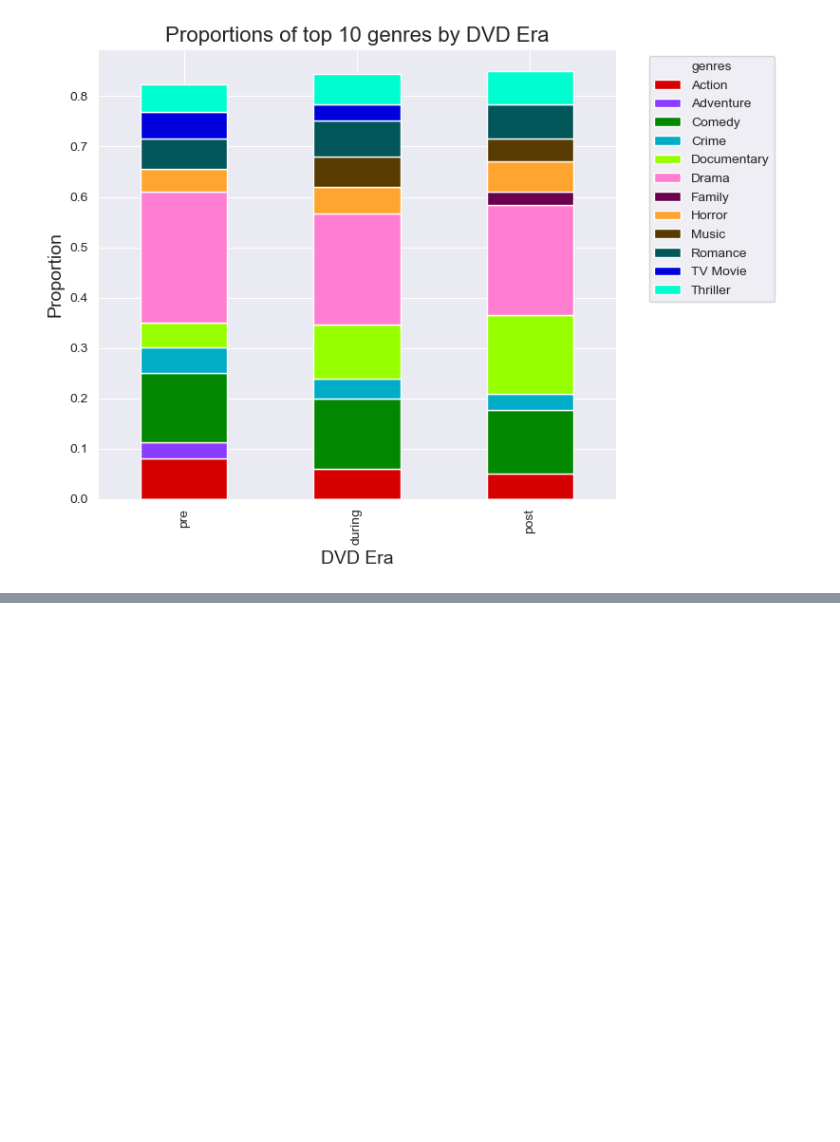
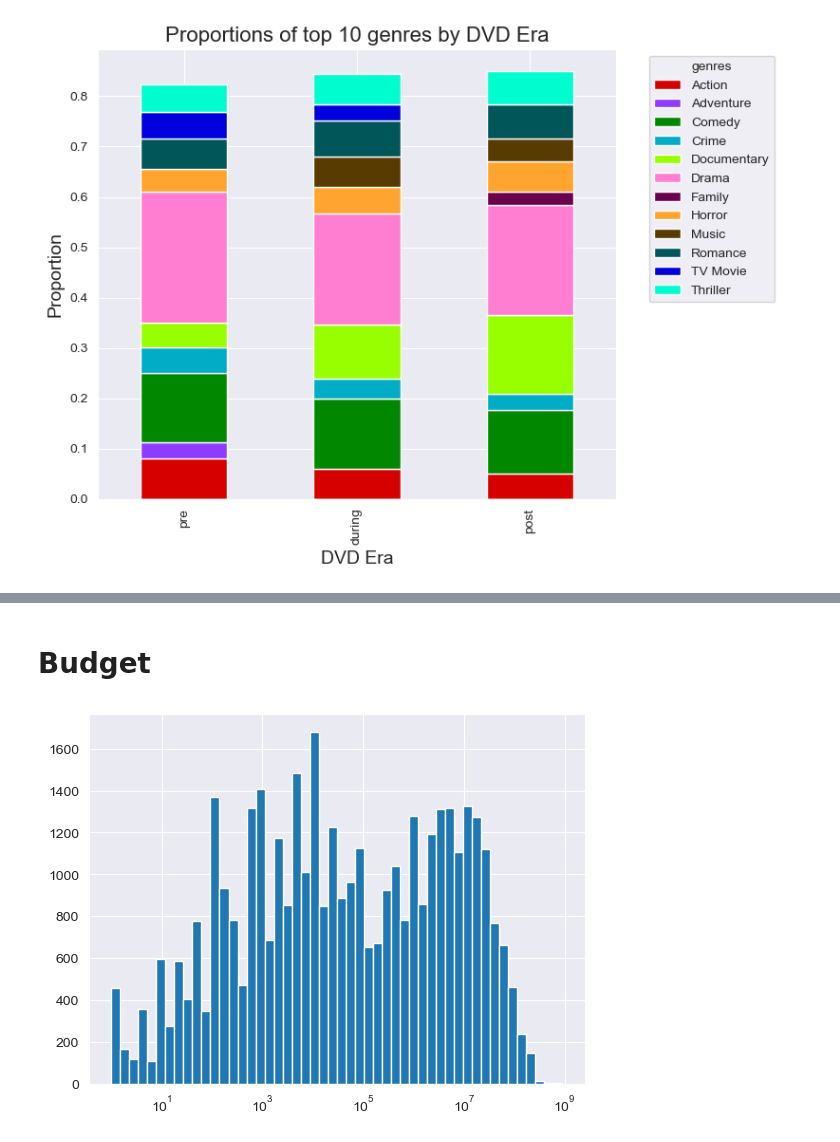
Before and after one commit to epfl-ada/ada-2024-project-databand, a Jupyter notebook: data_overview_CS.ipynb, the cells around one changed output, grey strips where cells are left out. Cells and saved outputs as stored; diff of their text form; code cells hidden in the pictures; blank space fills up the shorter version.

```diff
--- a/data_overview_CS.ipynb
+++ b/data_overview_CS.ipynb
@@ -286,0 +309,6 @@ plot_top_proportions_per_era(top_10_genre, 'genres', 10)
+# %% [markdown]
+# Budget
+# %%
+plot_loghist(df_tmdb[df_tmdb['budget'] > 0]['budget'], bins=50)
+# %% [output]
+[figure, added]
```
Also changed, not shown: parts of 4 cells of this notebook.
